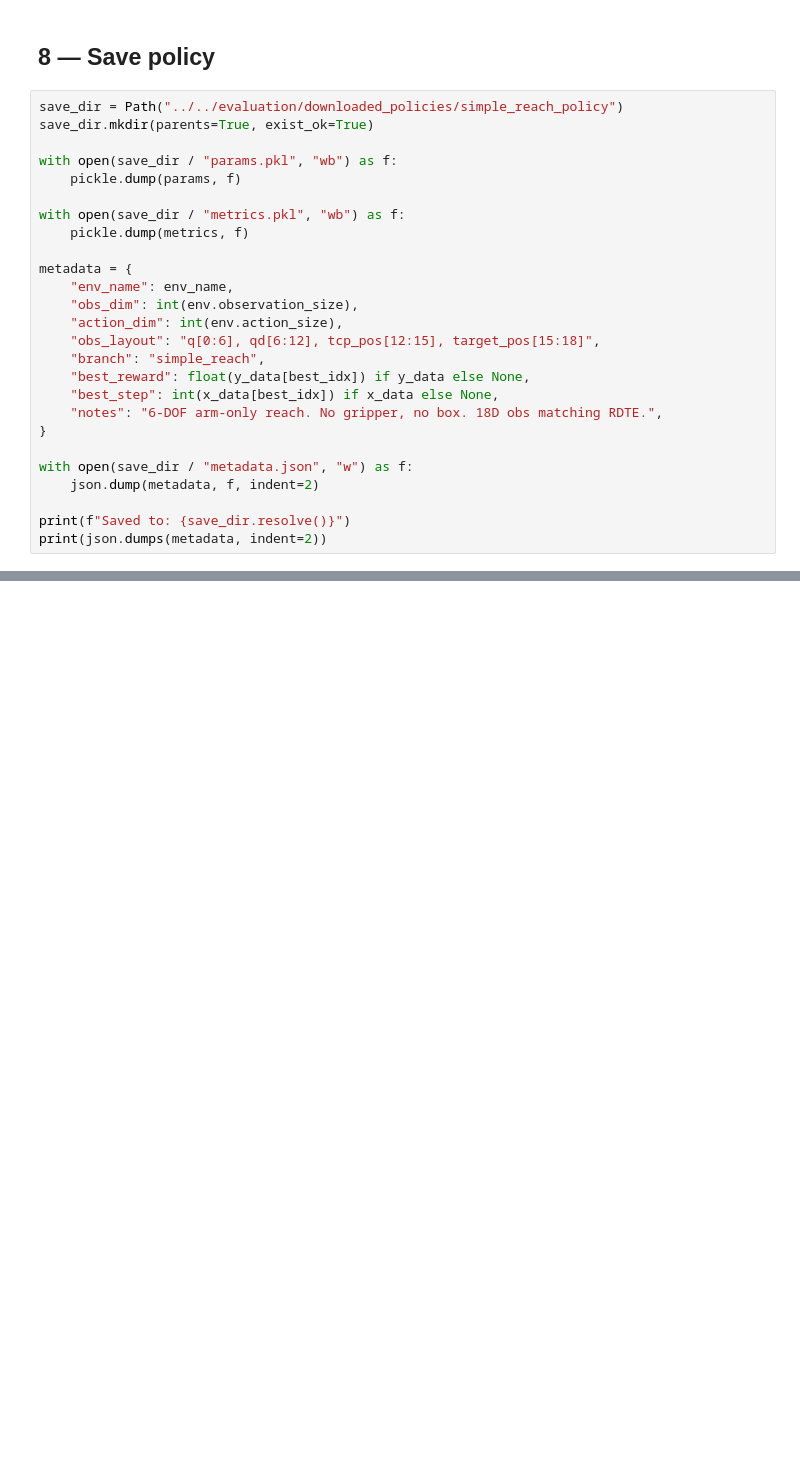
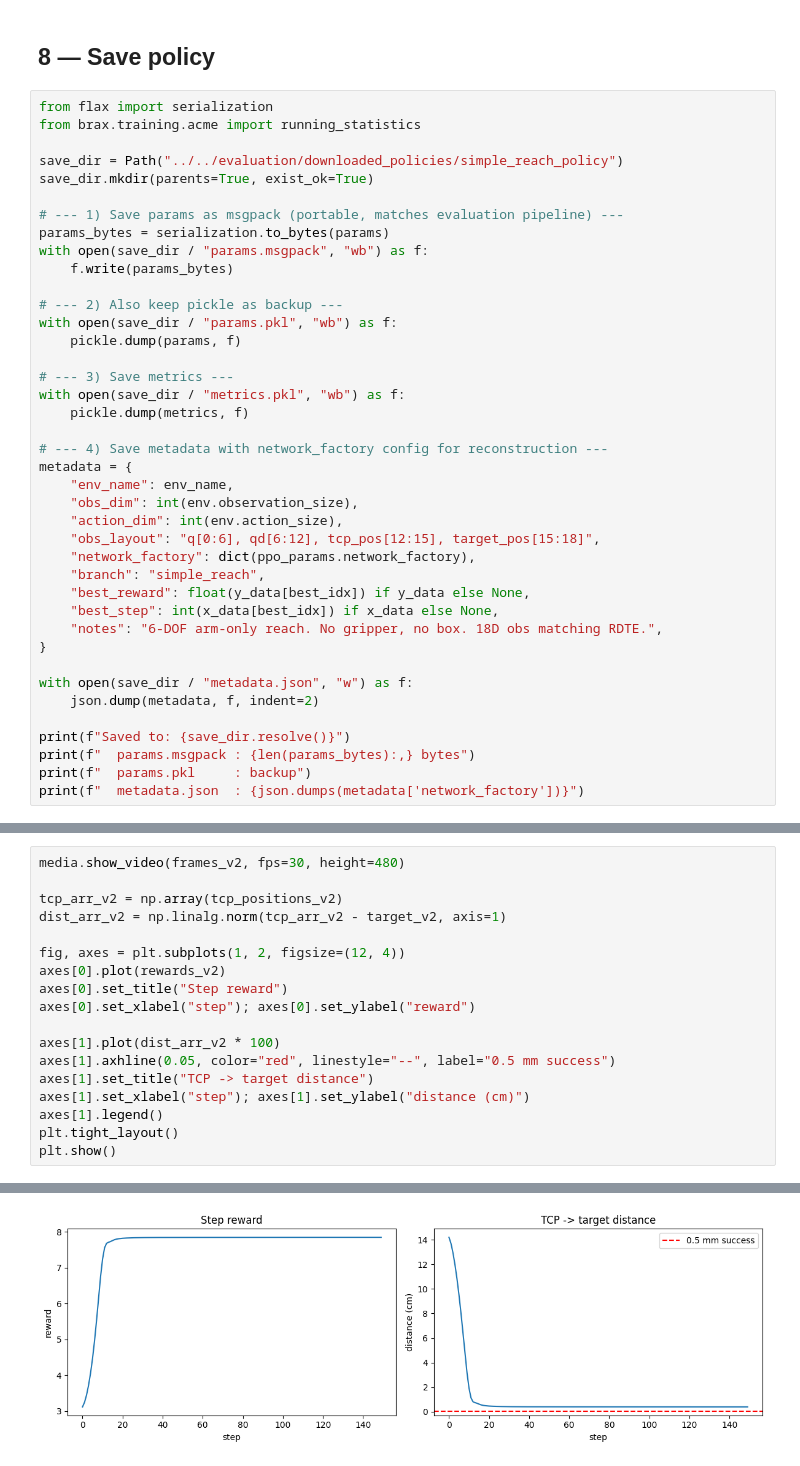
Before and after one commit to weissma6/my_mujoco_playground, a Jupyter notebook: learning/notebooks/UR10_SimpleReach.ipynb, the cells around one changed output, grey strips where cells are left out. Saved outputs shown, nothing was run; the diff lists cells and outputs as text; blank space fills up the shorter version.

```diff
--- a/learning/notebooks/UR10_SimpleReach.ipynb
+++ b/learning/notebooks/UR10_SimpleReach.ipynb
@@ -411,20 +347,32 @@ obs_arr shape: (150, 18)
 # %% [markdown]
 ## 8 — Save policy
 # %%
+from flax import serialization
+from brax.training.acme import running_statistics
+
 save_dir = Path("../../evaluation/downloaded_policies/simple_reach_policy")
 save_dir.mkdir(parents=True, exist_ok=True)
 
+# --- 1) Save params as msgpack (portable, matches evaluation pipeline) ---
+params_bytes = serialization.to_bytes(params)
+with open(save_dir / "params.msgpack", "wb") as f:
+    f.write(params_bytes)
+
+# --- 2) Also keep pickle as backup ---
 with open(save_dir / "params.pkl", "wb") as f:
     pickle.dump(params, f)
 
+# --- 3) Save metrics ---
 with open(save_dir / "metrics.pkl", "wb") as f:
     pickle.dump(metrics, f)
 
+# --- 4) Save metadata with network_factory config for reconstruction ---
 metadata = {
     "env_name": env_name,
     "obs_dim": int(env.observation_size),
     "action_dim": int(env.action_size),
     "obs_layout": "q[0:6], qd[6:12], tcp_pos[12:15], target_pos[15:18]",
+    "network_factory": dict(ppo_params.network_factory),
     "branch": "simple_reach",
     "best_reward": float(y_data[best_idx]) if y_data else None,
     "best_step": int(x_data[best_idx]) if x_data else None,
@@ -435,4 +383,6 @@ with open(save_dir / "metadata.json", "w") as f:
     json.dump(metadata, f, indent=2)
 
 print(f"Saved to: {save_dir.resolve()}")
-print(json.dumps(metadata, indent=2))
+print(f"  params.msgpack : {len(params_bytes):,} bytes")
+print(f"  params.pkl     : backup")
+print(f"  metadata.json  : {json.dumps(metadata['network_factory'])}")
@@ -468,0 +481,19 @@ Action sample: [ 0.1038  0.9066 -0.2265 -0.6934  0.2698  0.3593]
+# %%
+media.show_video(frames_v2, fps=30, height=480)
+
+tcp_arr_v2 = np.array(tcp_positions_v2)
+dist_arr_v2 = np.linalg.norm(tcp_arr_v2 - target_v2, axis=1)
+
+fig, axes = plt.subplots(1, 2, figsize=(12, 4))
+axes[0].plot(rewards_v2)
+axes[0].set_title("Step reward")
+axes[0].set_xlabel("step"); axes[0].set_ylabel("reward")
+
+axes[1].plot(dist_arr_v2 * 100)
+axes[1].axhline(0.05, color="red", linestyle="--", label="0.5 mm success")
+axes[1].set_title("TCP -> target distance")
+axes[1].set_xlabel("step"); axes[1].set_ylabel("distance (cm)")
+axes[1].legend()
+plt.tight_layout()
+plt.show()
+# %% [output]
@@ -468,0 +501 @@ Action sample: [ 0.1038  0.9066 -0.2265 -0.6934  0.2698  0.3593]
+[figure, added]
```
Also changed, not shown: parts of 20 cells of this notebook, 5 other files.
